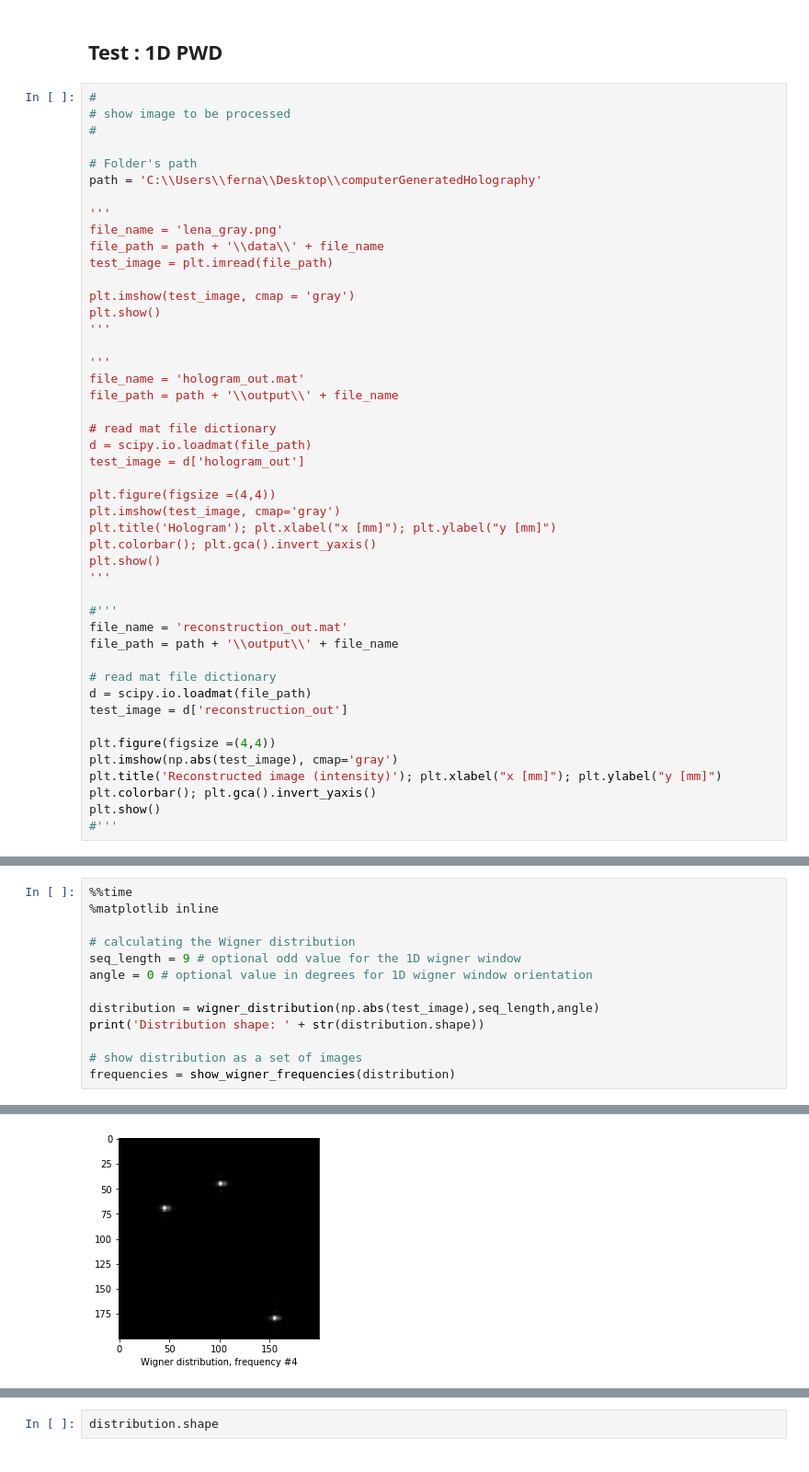
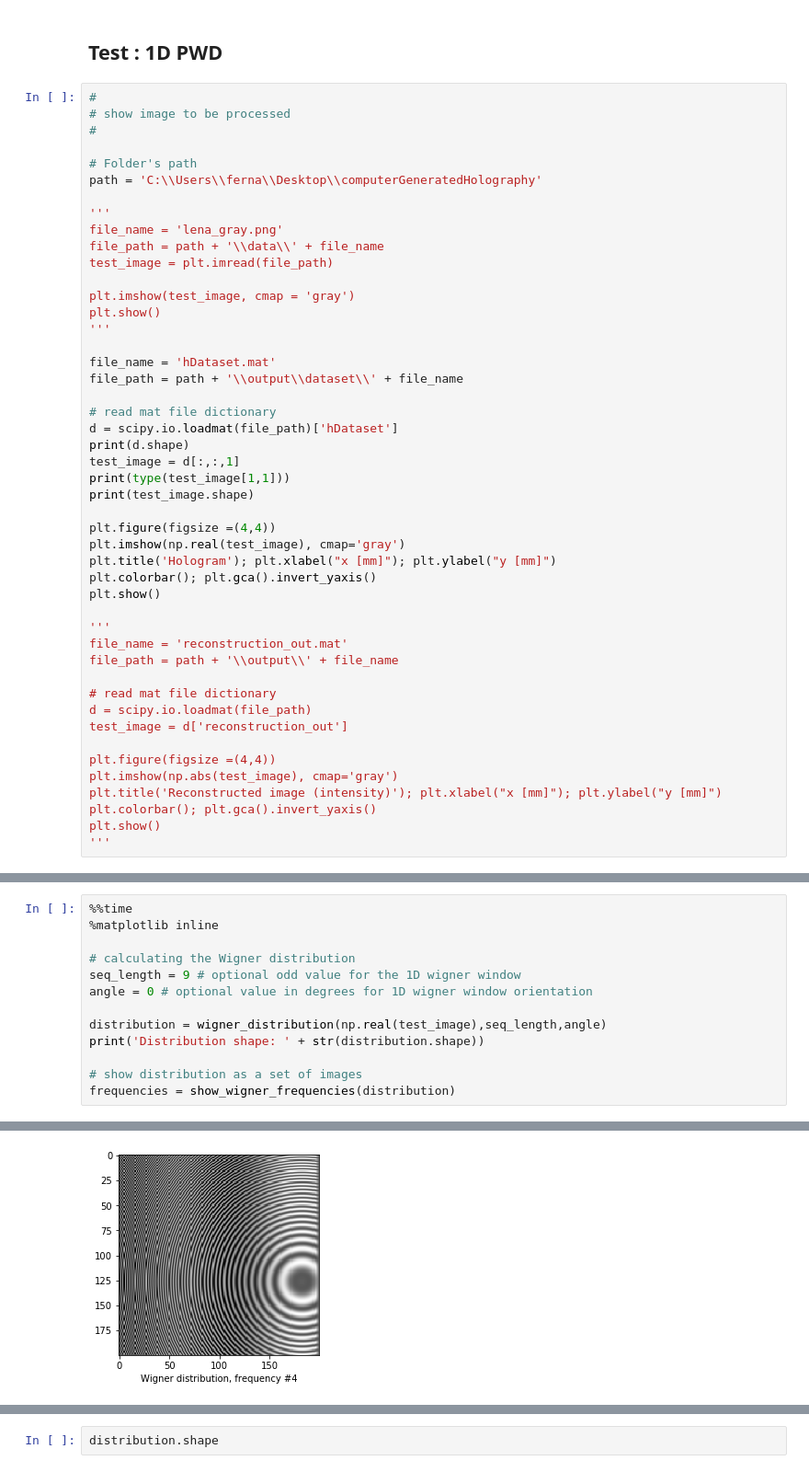
Before and after one commit to fernandolucasaa/computerGeneratedHolography, a Jupyter notebook: implementations_codes/SF-analysis/distributionWigner.ipynb, the cells around one changed output, grey strips where cells are left out. Shown at 92% size. Drawn from its saved outputs; the diff is of its cells as text.

Commit message:
wigner function

```diff
--- a/implementations_codes/SF-analysis/distributionWigner.ipynb
+++ b/implementations_codes/SF-analysis/distributionWigner.ipynb
@@ -205,22 +205,23 @@ plt.imshow(test_image, cmap = 'gray')
 plt.show()
 '''
 
-'''
-file_name = 'hologram_out.mat'
-file_path = path + '\\output\\' + file_name
+file_name = 'hDataset.mat'
+file_path = path + '\\output\\dataset\\' + file_name
 
 # read mat file dictionary
-d = scipy.io.loadmat(file_path)
-test_image = d['hologram_out']
+d = scipy.io.loadmat(file_path)['hDataset']
+print(d.shape)
+test_image = d[:,:,1]
+print(type(test_image[1,1]))
+print(test_image.shape)
 
 plt.figure(figsize =(4,4))
-plt.imshow(test_image, cmap='gray')
+plt.imshow(np.real(test_image), cmap='gray')
 plt.title('Hologram'); plt.xlabel("x [mm]"); plt.ylabel("y [mm]")
 plt.colorbar(); plt.gca().invert_yaxis()
 plt.show()
+
 '''
-
-#'''
 file_name = 'reconstruction_out.mat'
 file_path = path + '\\output\\' + file_name
 
@@ -233,5 +234,5 @@ plt.imshow(np.abs(test_image), cmap='gray')
 plt.title('Reconstructed image (intensity)'); plt.xlabel("x [mm]"); plt.ylabel("y [mm]")
 plt.colorbar(); plt.gca().invert_yaxis()
 plt.show()
-#'''
+'''
 # %% [output]
@@ -244,7 +249,7 @@ plt.show()
 seq_length = 9 # optional odd value for the 1D wigner window
 angle = 0 # optional value in degrees for 1D wigner window orientation
 
-distribution = wigner_distribution(np.abs(test_image),seq_length,angle)
+distribution = wigner_distribution(np.real(test_image),seq_length,angle)
 print('Distribution shape: ' + str(distribution.shape))
 
 # show distribution as a set of images
@@ -262 +267 @@ Wall time: 9.67 s
-[figure, old version]
+[figure, new version]
```
Also changed, not shown: parts of 2 cells of this notebook, 5 other files.
